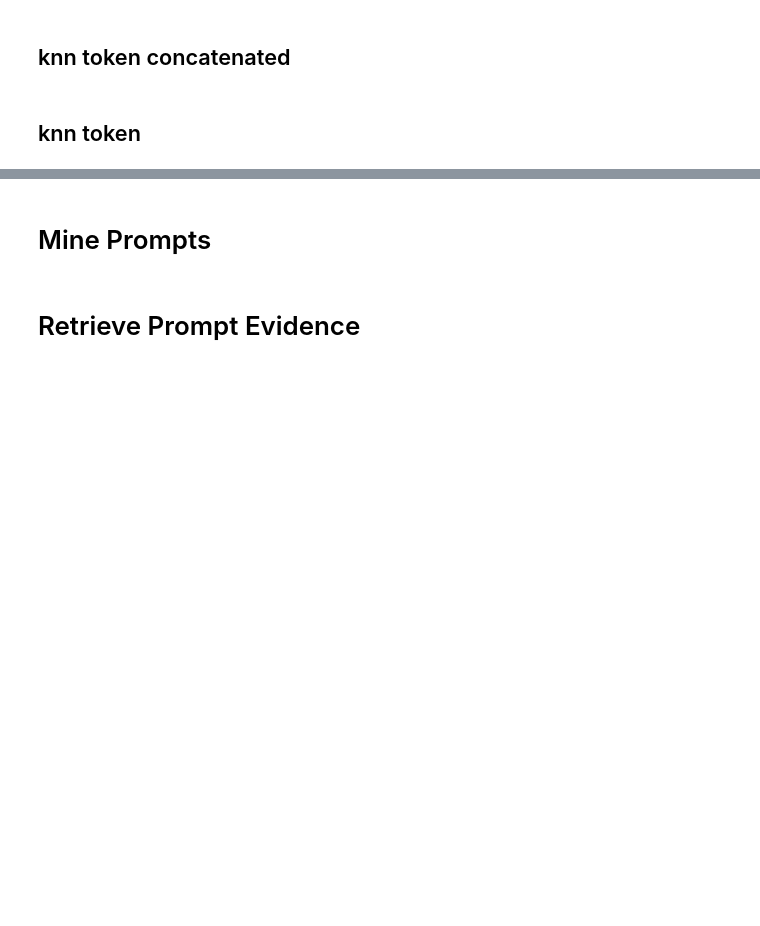
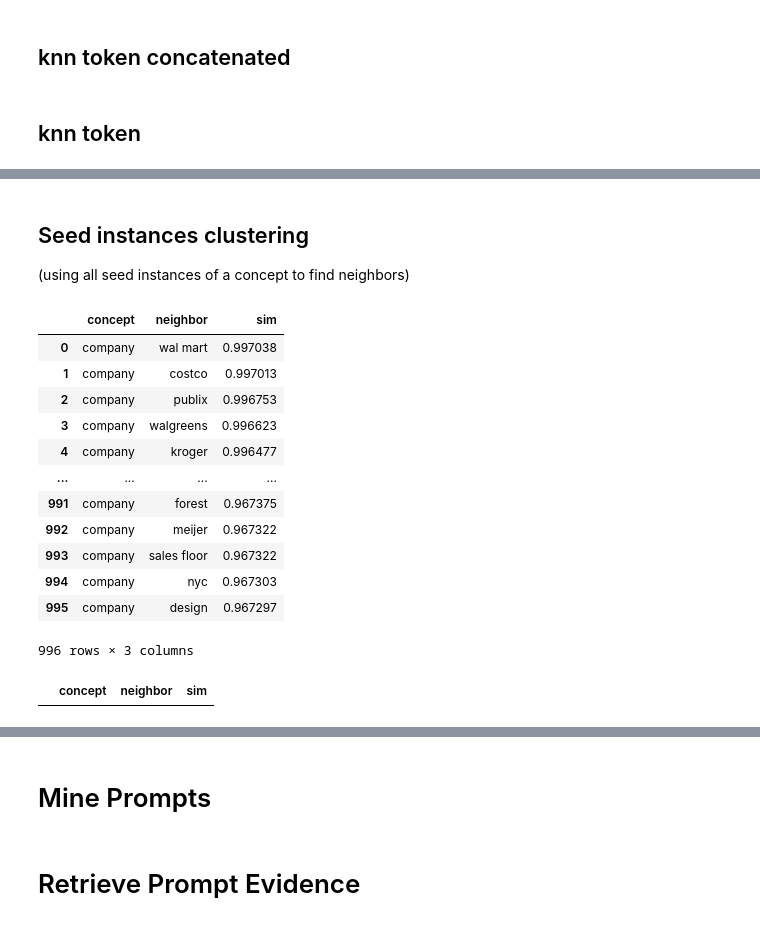
Before and after one commit to megagonlabs/eseBench, a Jupyter notebook: src/kb_toolkit/KBExtract.ipynb, the cells around one changed output, grey strips where cells are left out. Cells and saved outputs as stored; diff of their text form; code cells hidden in the pictures; blank space fills up the shorter version.

```diff
--- a/src/kb_toolkit/KBExtract.ipynb
+++ b/src/kb_toolkit/KBExtract.ipynb
@@ -130,0 +463,3 @@ dim = 768
+# %% [markdown]
+## Seed instances clustering
+(using all seed instances of a concept to find neighbors)
@@ -130,0 +506,36 @@ dim = 768
+# %%
+cluster_size = 1000
+
+bert_emb_path = os.path.join(base_dir, f'data/{data_ac}/intermediate/BERTembed.txt')
+seed_concepts_path = os.path.join(base_dir, f'data/indeed-benchmark/seed_concepts.csv')
+seed_relations_path = os.path.join(base_dir, f'data/indeed-benchmark/seed_relations.csv')
+concept_knn_path = os.path.join(base_dir, f'data/{data_ac}/intermediate/concept_knn_{cluster_size}.csv')
+
+concept_knn(embed_src=bert_emb_path,
+            embedding_dim=768,
+            seed_concept_src=seed_concepts_path,
+            cluster_size=1000,
+            thread_ct=1,
+            cluster_dest=concept_knn_path)
+# %%
+df = pd.read_csv(concept_knn_path)
+df[df['concept'] == 'company']
+# %% [output]
+|  | concept | neighbor | sim |
+| 0 | company | wal mart | 0.997038 |
+| 1 | company | costco | 0.997013 |
+| 2 | company | publix | 0.996753 |
+| 3 | company | walgreens | 0.996623 |
+| 4 | company | kroger | 0.996477 |
+| ... | ... | ... | ... |
+| 991 | company | forest | 0.967375 |
+| 992 | company | meijer | 0.967322 |
+| 993 | company | sales floor | 0.967322 |
+| 994 | company | nyc | 0.967303 |
+| 995 | company | design | 0.967297 |
+996 rows × 3 columns
+# %%
+df = pd.read_csv(concept_knn_path)
+df[df['concept'] == 'pay period']
+# %% [output]
+|  | concept | neighbor | sim |
```
Also changed, not shown: parts of 60 cells of this notebook, 6 other files.
